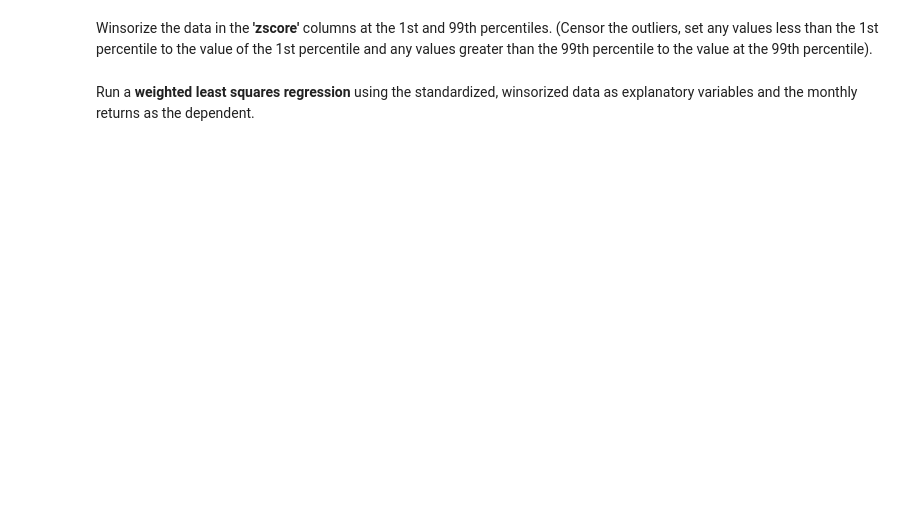
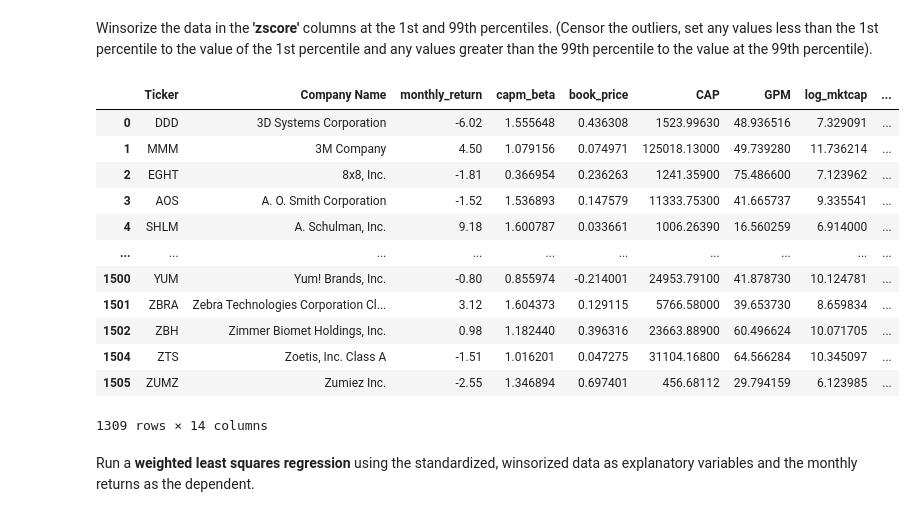
Before and after one commit to ninest/fl23_intro_demo, a Jupyter notebook: demo.ipynb, the cells around one changed output. Cells and saved outputs as stored; diff of their text form; code cells hidden in the pictures; blank space fills up the shorter version.

```diff
--- a/demo.ipynb
+++ b/demo.ipynb
@@ -6,2 +8,5 @@ import pandas as pd
 # %% [markdown]
 Read the contents of **cleaned_factset_data.csv**  into a Pandas Dataframe called **df** and drop any rows with NaN values. Note that the **CAP** column values are Strings with commas to denote thousands, so convert all the values in the column to Floats.
+# %%
+df = pd.read_csv("./cleaned_factset_data.csv")
+df.head()
@@ -7,0 +20,3 @@ Read the contents of **cleaned_factset_data.csv**  into a Pandas Dataframe calle
+# %%
+df = df.dropna()
+df.head()
@@ -8,2 +30,5 @@ Read the contents of **cleaned_factset_data.csv**  into a Pandas Dataframe calle
 # %% [markdown]
 To reduce the impact of outliers caused by the few number of large cap companies, add a new column to **df** called **log_mktcap** and populate it with the log of each value in **CAP**.
+# %%
+df['log_mktcap'] = np.log(df['CAP'])
+df.head()
@@ -16,3 +48,12 @@ The z-score formula is:
 |      $Z = \frac{x - \mu}{\sigma}$
 
 Where $\mu$ is the column mean, $\sigma$ is the column standard deviation, and $x$ is the observed value.
+# %%
+numeric_cols = df.select_dtypes(include=[np.number]).columns
+for col in numeric_cols:
+    mean = df[col].mean()
+    std = df[col].std()
+    new_col_name = f"zscore_{col}"
+    df[new_col_name] = (df[col] - mean) / std
+
+df.head()
@@ -19,5 +67,28 @@ Where $\mu$ is the column mean, $\sigma$ is the column standard deviation, and $
 # %% [markdown]
 Winsorize the data in the **'zscore'** columns at the 1st and 99th percentiles.
 (Censor the outliers, set any values less than the 1st percentile to the value of the 1st percentile and any values greater than the 99th percentile to the value at the 99th percentile).
+# %%
+numeric_cols = df.select_dtypes(include=[np.number]).columns
+zscore_cols = filter(lambda col: 'zscore_' in col, numeric_cols)
+
+for col in zscore_cols:
+    # top and bottom 1%
+    df[col] = winsorize(df[col], limits=0.01)
+
+df.head()
+# %% [output]
+|  | Ticker | Company Name | monthly_return | capm_beta | book_price | CAP | GPM | log_mktcap | ... |
+| 0 | DDD | 3D Systems Corporation | -6.02 | 1.555648 | 0.436308 | 1523.99630 | 48.936516 | 7.329091 | ... |
+| 1 | MMM | 3M Company | 4.50 | 1.079156 | 0.074971 | 125018.13000 | 49.739280 | 11.736214 | ... |
+| 2 | EGHT | 8x8, Inc. | -1.81 | 0.366954 | 0.236263 | 1241.35900 | 75.486600 | 7.123962 | ... |
+| 3 | AOS | A. O. Smith Corporation | -1.52 | 1.536893 | 0.147579 | 11333.75300 | 41.665737 | 9.335541 | ... |
+| 4 | SHLM | A. Schulman, Inc. | 9.18 | 1.600787 | 0.033661 | 1006.26390 | 16.560259 | 6.914000 | ... |
+| ... | ... | ... | ... | ... | ... | ... | ... | ... | ... |
+| 1500 | YUM | Yum! Brands, Inc. | -0.80 | 0.855974 | -0.214001 | 24953.79100 | 41.878730 | 10.124781 | ... |
+| 1501 | ZBRA | Zebra Technologies Corporation Cl... | 3.12 | 1.604373 | 0.129115 | 5766.58000 | 39.653730 | 8.659834 | ... |
+| 1502 | ZBH | Zimmer Biomet Holdings, Inc. | 0.98 | 1.182440 | 0.396316 | 23663.88900 | 60.496624 | 10.071705 | ... |
+| 1504 | ZTS | Zoetis, Inc. Class A | -1.51 | 1.016201 | 0.047275 | 31104.16800 | 64.566284 | 10.345097 | ... |
+| 1505 | ZUMZ | Zumiez Inc. | -2.55 | 1.346894 | 0.697401 | 456.68112 | 29.794159 | 6.123985 | ... |
+1309 rows × 14 columns
 # %% [markdown]
 Run a **weighted least squares regression** using the standardized, winsorized data as explanatory variables and the monthly returns as the dependent.
```
Also changed, not shown: parts of 8 cells of this notebook.
